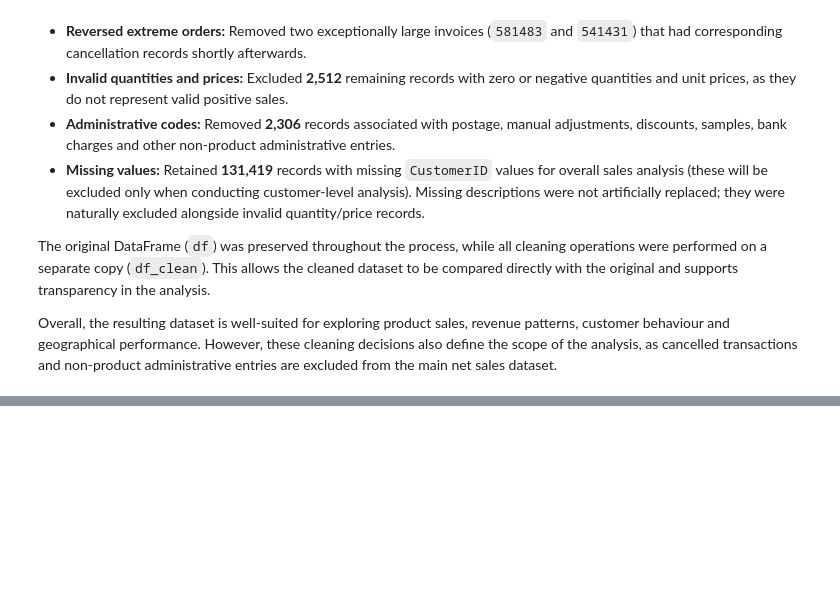
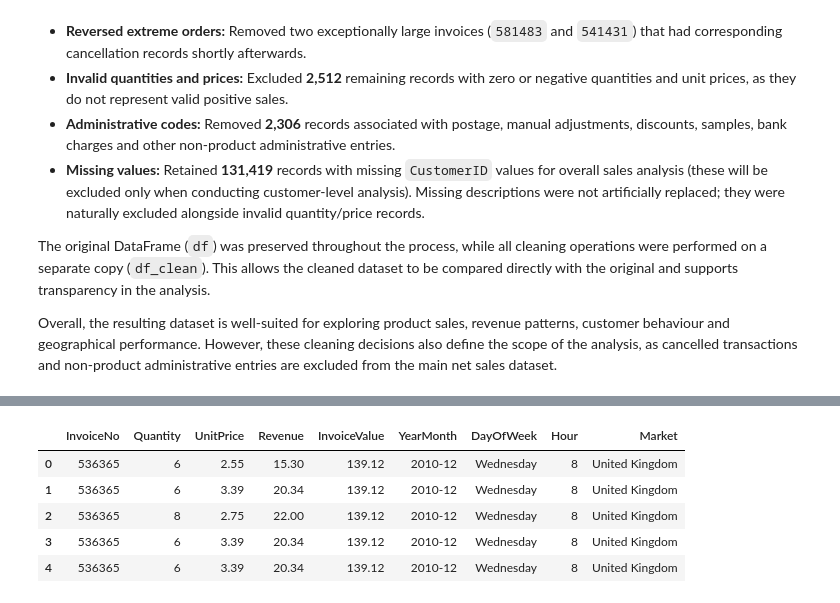
Before and after one commit to CCT-Dublin/CA2_Data_Visualisation_and_Communication_Caio_Jacob_2023168, a Jupyter notebook: CA2_Online_Retail_Analysis.ipynb, the cells around one changed output, grey strips where cells are left out. Drawn from its saved outputs; the diff is of its cells as text; code cells hidden in the pictures; blank space fills up the shorter version.

Commit message:
feat(features): engineer revenue, temporal, market, and invoice-level variables

```diff
--- a/CA2_Online_Retail_Analysis.ipynb
+++ b/CA2_Online_Retail_Analysis.ipynb
@@ -566,0 +580,29 @@ Overall, the resulting dataset is well-suited for exploring product sales, reven
+# %%
+# Calculate line-item revenue
+df_clean["Revenue"] = df_clean["Quantity"] * df_clean["UnitPrice"]
+
+# Extract temporal features from InvoiceDate
+df_clean["YearMonth"] = df_clean["InvoiceDate"].dt.strftime("%Y-%m")
+df_clean["DayOfWeek"] = df_clean["InvoiceDate"].dt.day_name()
+df_clean["Hour"] = df_clean["InvoiceDate"].dt.hour
+
+# Classify transactions into United Kingdom vs International markets
+df_clean["Market"] = np.where(df_clean["Country"] == "United Kingdom", "United Kingdom", "International")
+
+# Calculate total value per invoice and merge back into df_clean
+if "InvoiceValue" in df_clean.columns:
+    df_clean = df_clean.drop(columns=["InvoiceValue"])
+
+invoice_totals = df_clean.groupby("InvoiceNo")["Revenue"].sum().reset_index()
+invoice_totals = invoice_totals.rename(columns={"Revenue": "InvoiceValue"})
+df_clean = pd.merge(df_clean, invoice_totals, on="InvoiceNo", how="left")
+
+# Preview the engineered features
+df_clean[["InvoiceNo", "Quantity", "UnitPrice", "Revenue", "InvoiceValue", "YearMonth", "DayOfWeek", "Hour", "Market"]].head()
+# %% [output]
+|  | InvoiceNo | Quantity | UnitPrice | Revenue | InvoiceValue | YearMonth | DayOfWeek | Hour | Market |
+| 0 | 536365 | 6 | 2.55 | 15.30 | 139.12 | 2010-12 | Wednesday | 8 | United Kingdom |
+| 1 | 536365 | 6 | 3.39 | 20.34 | 139.12 | 2010-12 | Wednesday | 8 | United Kingdom |
+| 2 | 536365 | 8 | 2.75 | 22.00 | 139.12 | 2010-12 | Wednesday | 8 | United Kingdom |
+| 3 | 536365 | 6 | 3.39 | 20.34 | 139.12 | 2010-12 | Wednesday | 8 | United Kingdom |
+| 4 | 536365 | 6 | 3.39 | 20.34 | 139.12 | 2010-12 | Wednesday | 8 | United Kingdom |
```
Also changed, not shown: parts of 4 cells of this notebook.
